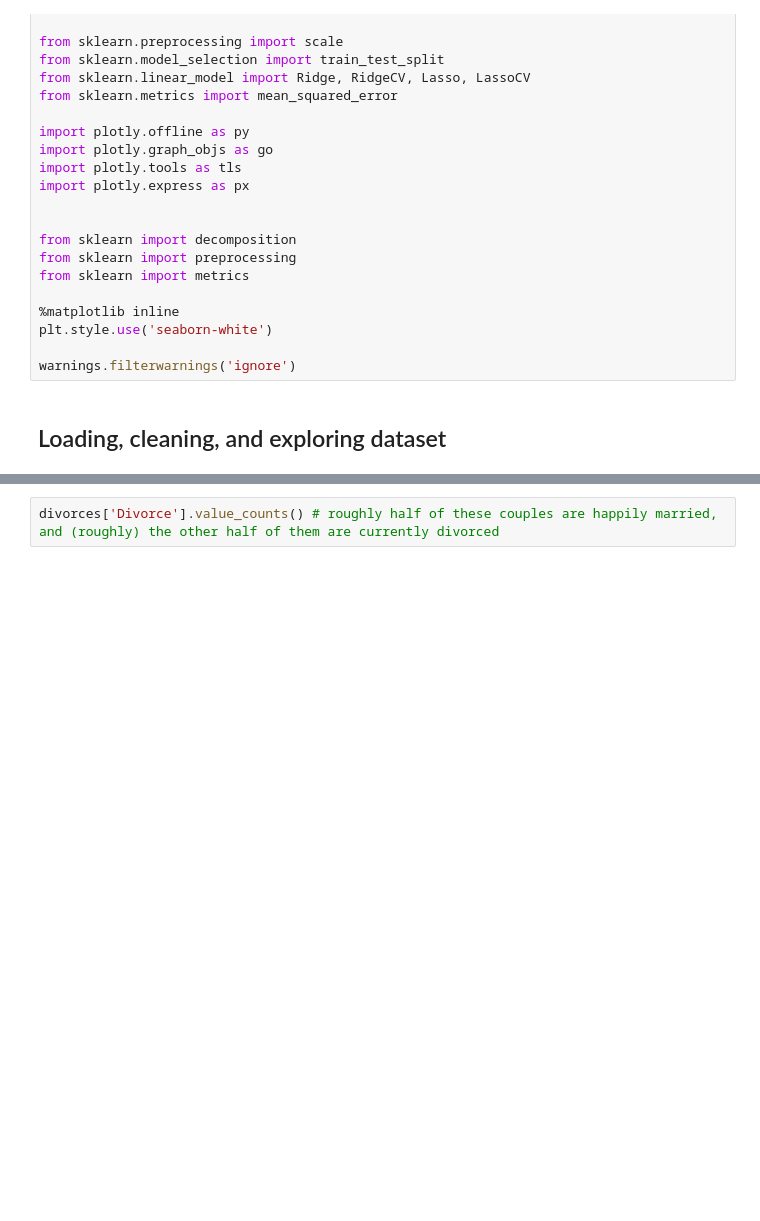
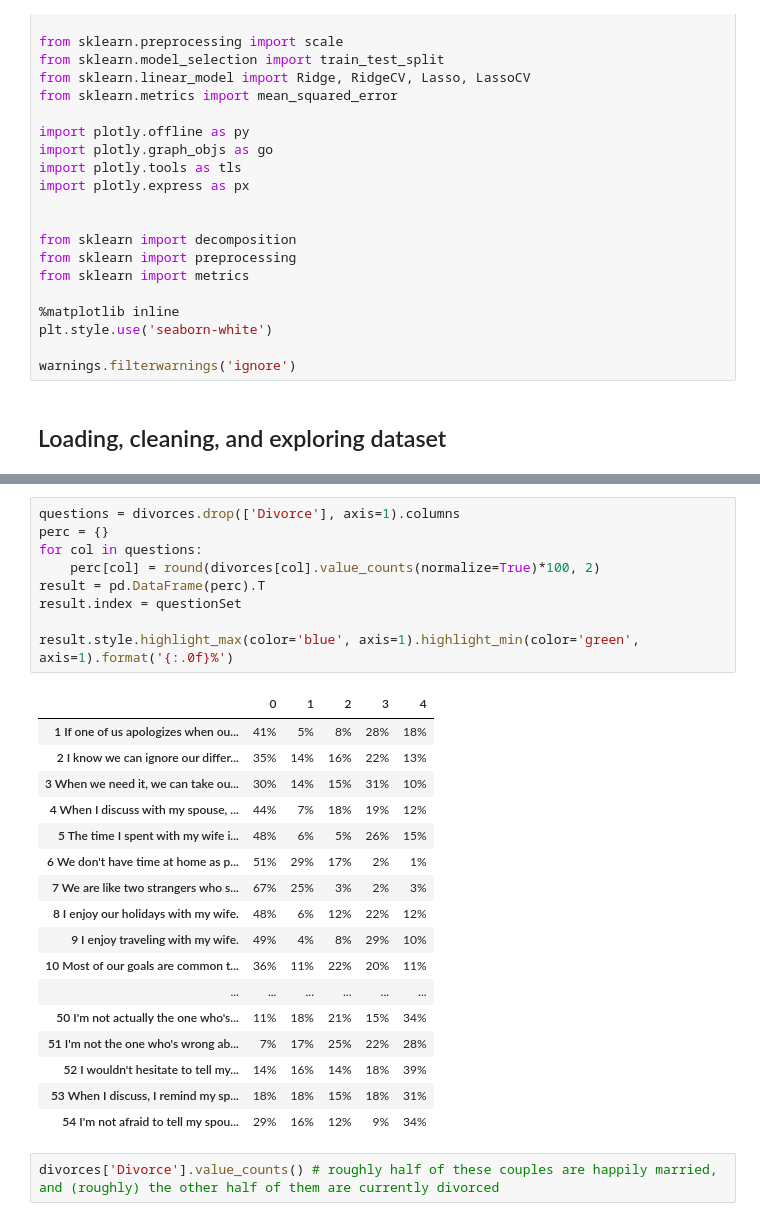
Before and after one commit to ccvale/Divorce-Datatset-Analysis, a Jupyter notebook: divorces.ipynb, the cells around one changed output, grey strips where cells are left out. Drawn from its saved outputs; the diff is of its cells as text; blank space fills up the shorter version.

```diff
--- a/divorces.ipynb
+++ b/divorces.ipynb
@@ -106,3 +117,30 @@ divorces.head()
+# %%
+questions = divorces.drop(['Divorce'], axis=1).columns
+perc = {}
+for col in questions:
+    perc[col] = round(divorces[col].value_counts(normalize=True)*100, 2)
+result = pd.DataFrame(perc).T
+result.index = questionSet
+
+result.style.highlight_max(color='blue', axis=1).highlight_min(color='green', axis=1).format('{:.0f}%')
+# %% [output]
+|  | 0 | 1 | 2 | 3 | 4 |
+| 1 If one of us apologizes when ou... | 41% | 5% | 8% | 28% | 18% |
+| 2 I know we can ignore our differ... | 35% | 14% | 16% | 22% | 13% |
+| 3 When we need it, we can take ou... | 30% | 14% | 15% | 31% | 10% |
+| 4 When I discuss with my spouse, ... | 44% | 7% | 18% | 19% | 12% |
+| 5 The time I spent with my wife i... | 48% | 6% | 5% | 26% | 15% |
+| 6 We don't have time at home as p... | 51% | 29% | 17% | 2% | 1% |
+| 7 We are like two strangers who s... | 67% | 25% | 3% | 2% | 3% |
+| 8 I enjoy our holidays with my wife. | 48% | 6% | 12% | 22% | 12% |
+| 9 I enjoy traveling with my wife. | 49% | 4% | 8% | 29% | 10% |
+| 10 Most of our goals are common t... | 36% | 11% | 22% | 20% | 11% |
+| ... | ... | ... | ... | ... | ... |
+| 50 I'm not actually the one who's... | 11% | 18% | 21% | 15% | 34% |
+| 51 I'm not the one who's wrong ab... | 7% | 17% | 25% | 22% | 28% |
+| 52 I wouldn't hesitate to tell my... | 14% | 16% | 14% | 18% | 39% |
+| 53 When I discuss, I remind my sp... | 18% | 18% | 15% | 18% | 31% |
+| 54 I'm not afraid to tell my spou... | 29% | 16% | 12% | 9% | 34% |
 # %%
 divorces['Divorce'].value_counts() # roughly half of these couples are happily married, and (roughly) the other half of them are currently divorced
 # %% [output]
```
Also changed, not shown: parts of 13 cells of this notebook.
